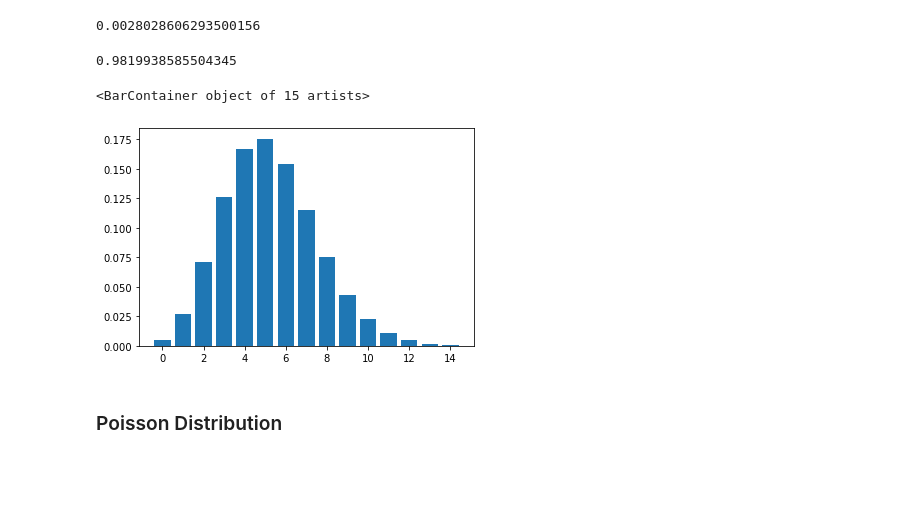
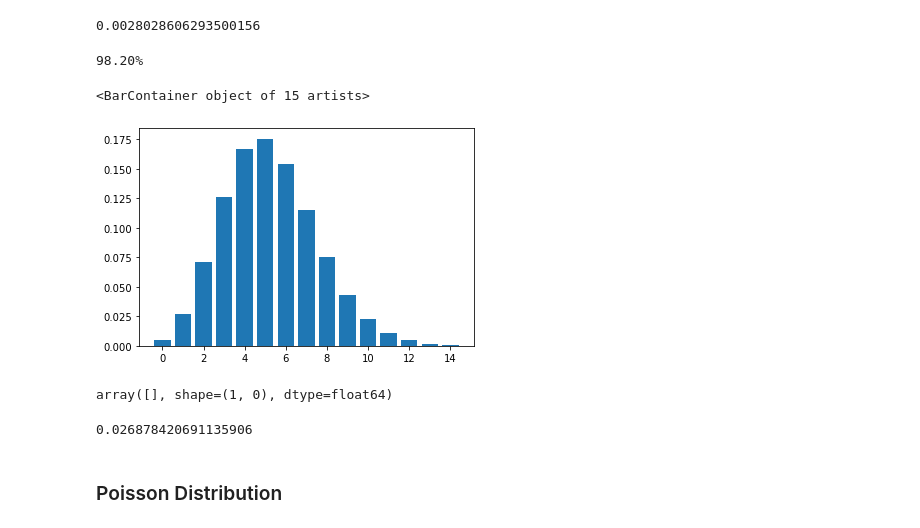
Before and after one commit to David-Howell/statistics-exercises, a Jupyter notebook: probability_distributions_lesson.ipynb, the cells around one changed output. Cells and saved outputs as stored; diff of their text form; code cells hidden in the pictures; blank space fills up the shorter version.

```diff
--- a/probability_distributions_lesson.ipynb
+++ b/probability_distributions_lesson.ipynb
@@ -322,0 +454,6 @@ The probability that a visitor will make a purchase when browsing in your web-st
+# %%
+t, p = 350, .015
+
+buyer = stats.binom(t,p)
+
+Percent(buyer.sf(1))
@@ -330,13 +477,30 @@ The probability that a visitor will make a purchase when browsing in your web-st
 0.0028028606293500156
 # %%
 # What is probability that 10 or less visitors will make a purchase?
+Percent(buyer.cdf(10))
 # %% [output]
-0.9819938585504345
+98.20%
 # %%
 # plot the data
+x = np.arange(0,15)
+y = buyer.pmf(x)
-# %% [output]
-<BarContainer object of 15 artists>
-[figure, removed]
+# %%
+plt.bar(x,y)
+# %% [output]
+<BarContainer object of 15 artists>
+[figure, added]
+# %%
+dist_buyer = [[]]
+for i in range(21):
+    dist_buyer += buyer.pmf(i)
+
+dist_buyer
+# %% [output]
+array([], shape=(1, 0), dtype=float64)
+# %%
+buyer.pmf(1)
+# %% [output]
+0.026878420691135906
 # %% [markdown]
 ### Poisson Distribution
 # %% [markdown]
```
Also changed, not shown: parts of 42 cells of this notebook.
